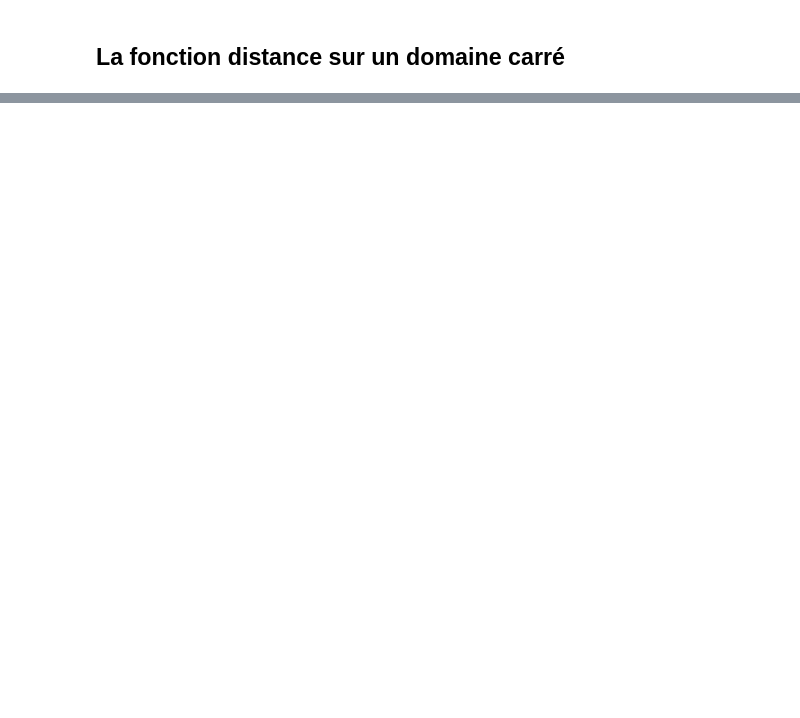
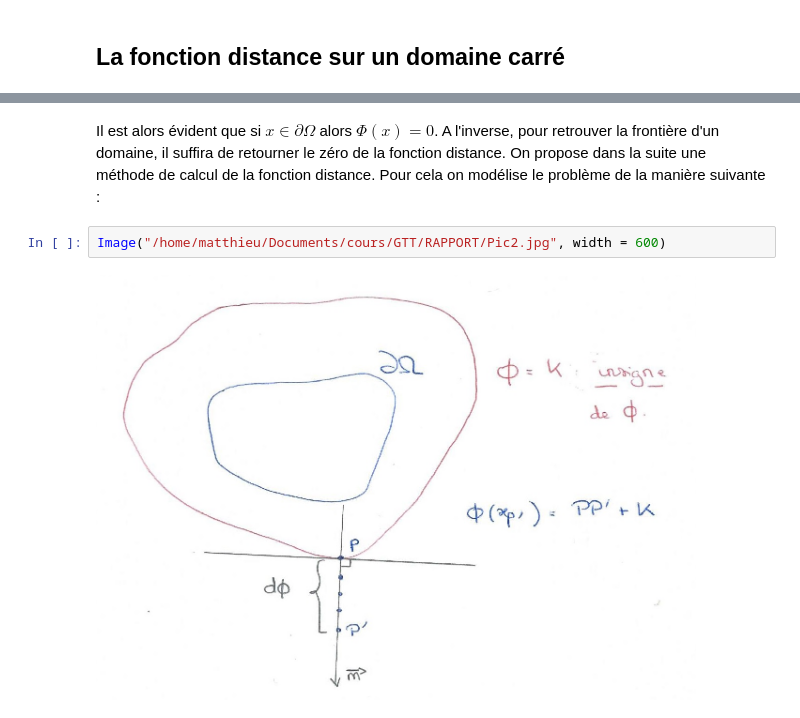
Before and after one commit to ThomasPhilibert0/cours, a Jupyter notebook: GTT/RAPPORT/EQ_CHALEUR.ipynb, the cells around one changed output, grey strips where cells are left out. Cells and saved outputs as stored; diff of their text form; blank space fills up the shorter version.

```diff
--- a/GTT/RAPPORT/EQ_CHALEUR.ipynb
+++ b/GTT/RAPPORT/EQ_CHALEUR.ipynb
@@ -341,0 +393,6 @@ Dans cette partie, nous allons écrire le code pour la rédaction de la fonction
+# %% [markdown]
+Il est alors évident que si $x \in \partial \Omega$ alors $\Phi(x) = 0$. A l'inverse, pour retrouver la frontière d'un domaine, il suffira de retourner le zéro de la fonction distance. On propose dans la suite une méthode de calcul de la fonction distance. Pour cela on modélise le problème de la manière suivante :
+# %%
+Image("/home/matthieu/Documents/cours/GTT/RAPPORT/Pic2.jpg", width = 600)
+# %% [output]
+[figure, added]
```
Also changed, not shown: parts of 19 cells of this notebook, 1 other file.
